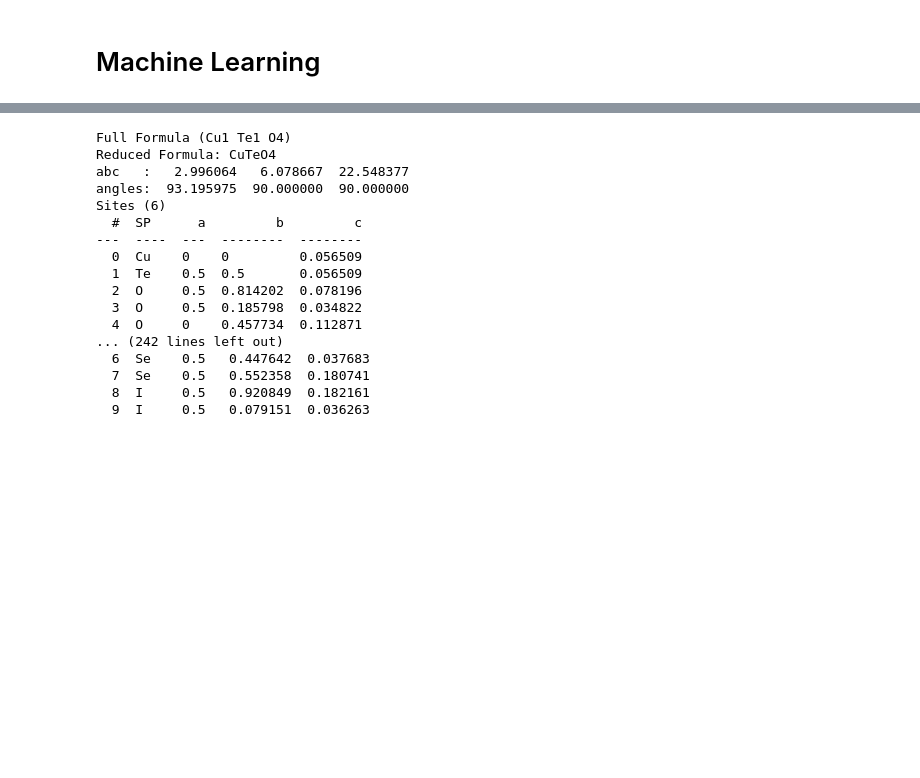
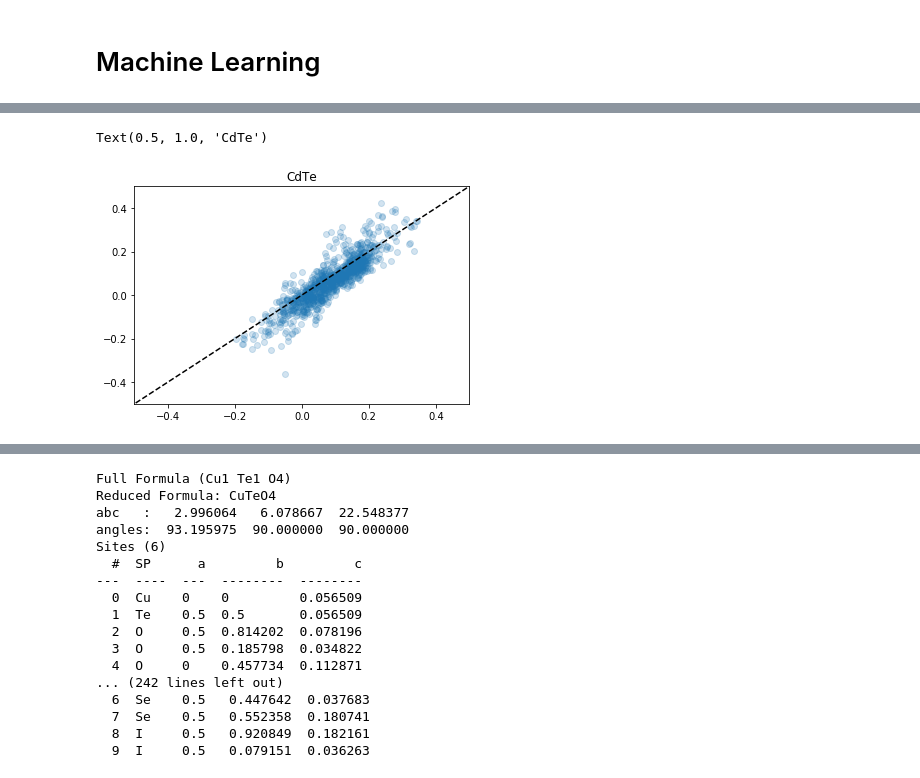
Before and after one commit to JasonGibsonUfl/quantumMLdev, a Jupyter notebook: tutorial.ipynb, the cells around one changed output, grey strips where cells are left out. Saved outputs shown, nothing was run; the diff lists cells and outputs as text; code cells hidden in the pictures; blank space fills up the shorter version.

```diff
--- a/tutorial.ipynb
+++ b/tutorial.ipynb
@@ -33,0 +293,15 @@ NameError: name 'get_ml_model' is not defined
+# %%
+plt.scatter(testing_predictions, testing_outputs, alpha=0.2)
+plt.plot([-2, 25], [-2, 25], 'k--')
+#plt.axis('equal')
+axes = plt.gca()
+xmin = -.5
+ymin = xmin
+xmax = .5
+ymax = xmax
+axes.set_xlim([xmin,xmax])
+axes.set_ylim([ymin,ymax])
+plt.title('CdTe')
+# %% [output]
+Text(0.5, 1.0, 'CdTe')
+[figure, added]
```
Also changed, not shown: parts of 60 cells of this notebook, 13 other files.
